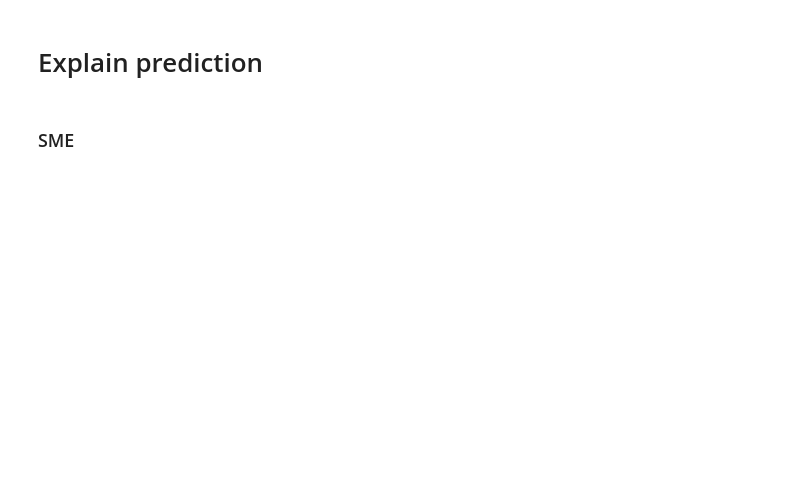
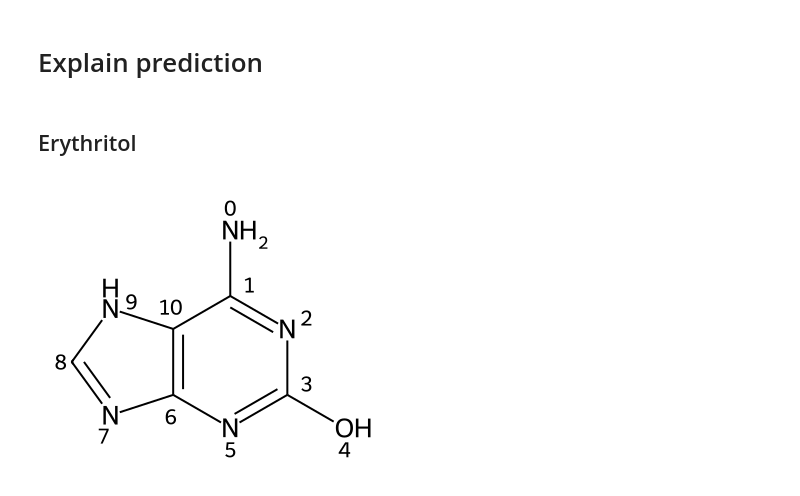
Before and after one commit to xwieme/MastatThesis, a Jupyter notebook: code/notebooks/esol_conflicted_explanation.ipynb, the cells around one changed output. Drawn from its saved outputs; the diff is of its cells as text; code cells hidden in the pictures; blank space fills up the shorter version.

```diff
--- a/code/notebooks/esol_conflicted_explanation.ipynb
+++ b/code/notebooks/esol_conflicted_explanation.ipynb
@@ -1,10 +1,11 @@
 # %%
+from collections import defaultdict
+
 import pandas as pd
 import numpy as np
 from rdkit import Chem
+import plotly.express as px
 import XAIChem
-
-pio.templates.default = "plotly_white"
 # %%
 # Load data sets
 esol_df = pd.read_csv("../../data/ESOL/ESOL.csv")
@@ -16,10 +17,10 @@ attributions_brics = pd.read_json("../../data/ESOL/attribution_brics_no_mean.jso
 )
 # %%
 # Load trained models
-model, config = XAIChem.models.PreBuildModels.rgcnWuEtAll("../scripts/esol_reproduction.yaml", ["seed"], model_id=0)
+model, config = XAIChem.models.PreBuildModels.rgcnWuEtAll("../scripts/esol/model_config.yaml", ["seed"], model_id=0)
 
 paths = [
-    f"../../data/ESOL/trained_models/ESOL_rgcn_model_{model_id}_early_stop.pt"
+    f"../../data/ESOL/trained_models/rgcn_model_{model_id}_early_stop.pt"
     for model_id in range(10)
 ]
 
@@ -61,3 +97,10 @@ Shapley_explanation = explanation[["atom_ids", "Shapley_value"]].set_index("atom
 # %% [markdown]
-### SME
+## Erythritol
+# %%
+erythritol_smiles = 'Nc1nc(O)nc2nc[nH]c12'
+erythritol_rdmol = Chem.MolFromSmiles(erythritol_smiles)
+
+XAIChem.showMolecule(erythritol_rdmol, show_atom_indices=True)
+# %% [output]
+[figure, added]
 # %%
```
Also changed, not shown: parts of 39 cells of this notebook, 10 other files.
